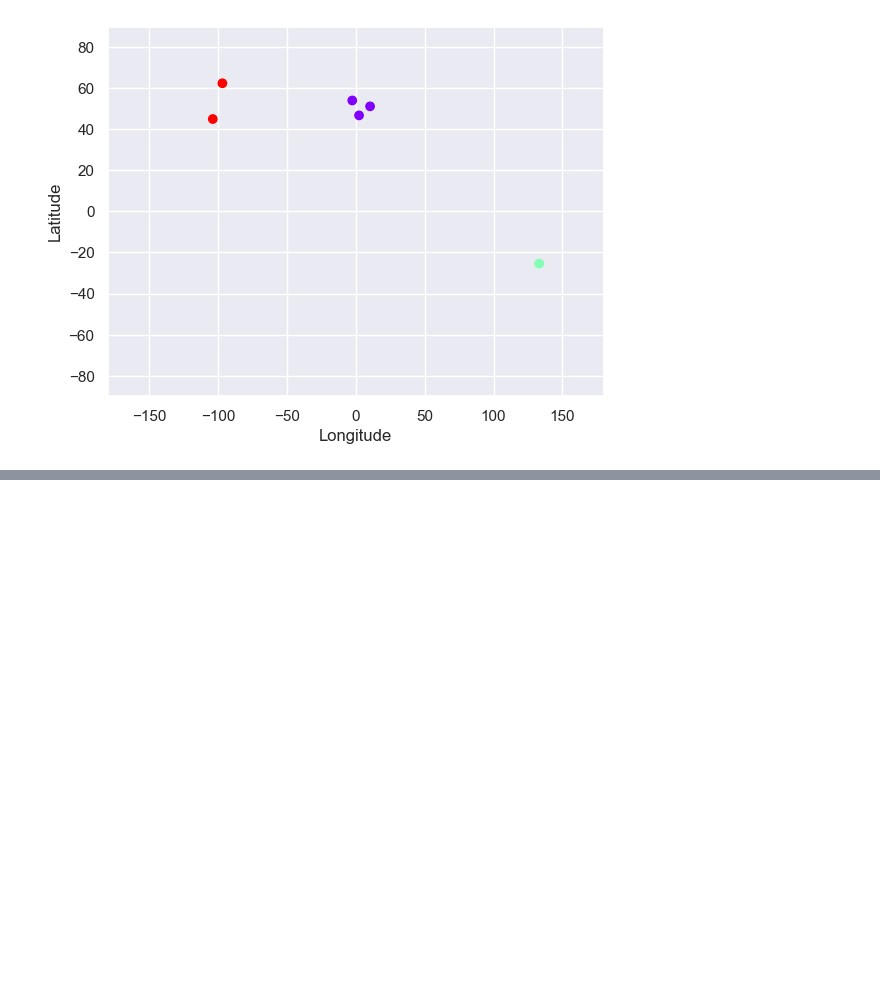
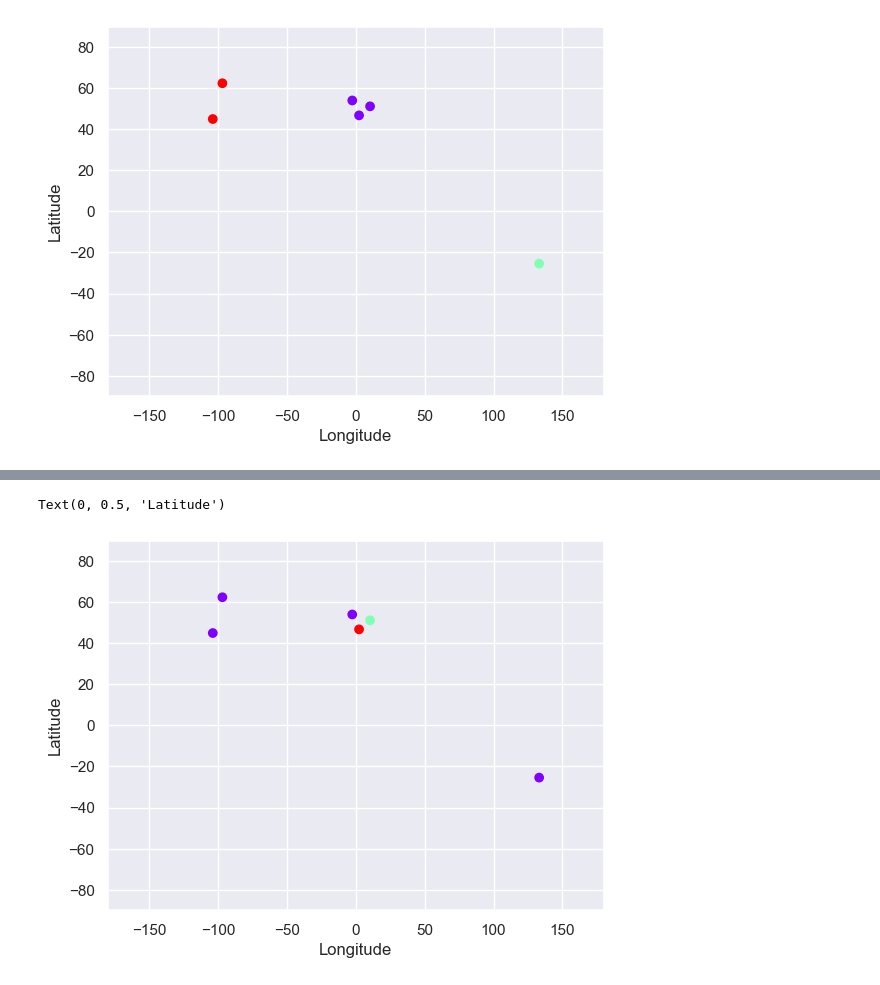
Before and after one commit to ProntoSbinalla/Python, a Jupyter notebook: Cluster Analysis/clusterAnalysisBasics.ipynb, the cells around one changed output, grey strips where cells are left out. Saved outputs shown, nothing was run; the diff lists cells and outputs as text; code cells hidden in the pictures; blank space fills up the shorter version.

Commit message:
Completed Cluster Analysis of Categorical Variables

```diff
--- a/Cluster Analysis/clusterAnalysisBasics.ipynb
+++ b/Cluster Analysis/clusterAnalysisBasics.ipynb
@@ -78,0 +81,5 @@ plt.xlim(-180,180)
+# %%
+data_mapped = data.copy()
+
+data_mapped['Language'] = data_mapped['Language'].map({'English':0, 'French':1, 'German':2})
+data_mapped
@@ -78,0 +94,14 @@ plt.xlim(-180,180)
+# %%
+x = data_mapped.iloc[:, 3:4]
+
+kmeans = KMeans(3)
+
+kmeans.fit(x)
+
+identified_clusters = kmeans.fit_predict(x)
+identified_clusters
+
+data_with_clusters = data_mapped.copy()
+
+data_with_clusters['Language Cluster'] = identified_clusters
+data_with_clusters
@@ -78,0 +116,10 @@ plt.xlim(-180,180)
+# %%
+plt.scatter(data_with_clusters['Longitude'], data_with_clusters['Latitude'], c = data_with_clusters['Language Cluster'], cmap = 'rainbow')
+plt.ylim(-90, 90)
+plt.xlim(-180,180)
+
+plt.xlabel('Longitude')
+plt.ylabel('Latitude')
+# %% [output]
+Text(0, 0.5, 'Latitude')
+[figure, added]
```
Also changed, not shown: parts of 3 cells of this notebook.
